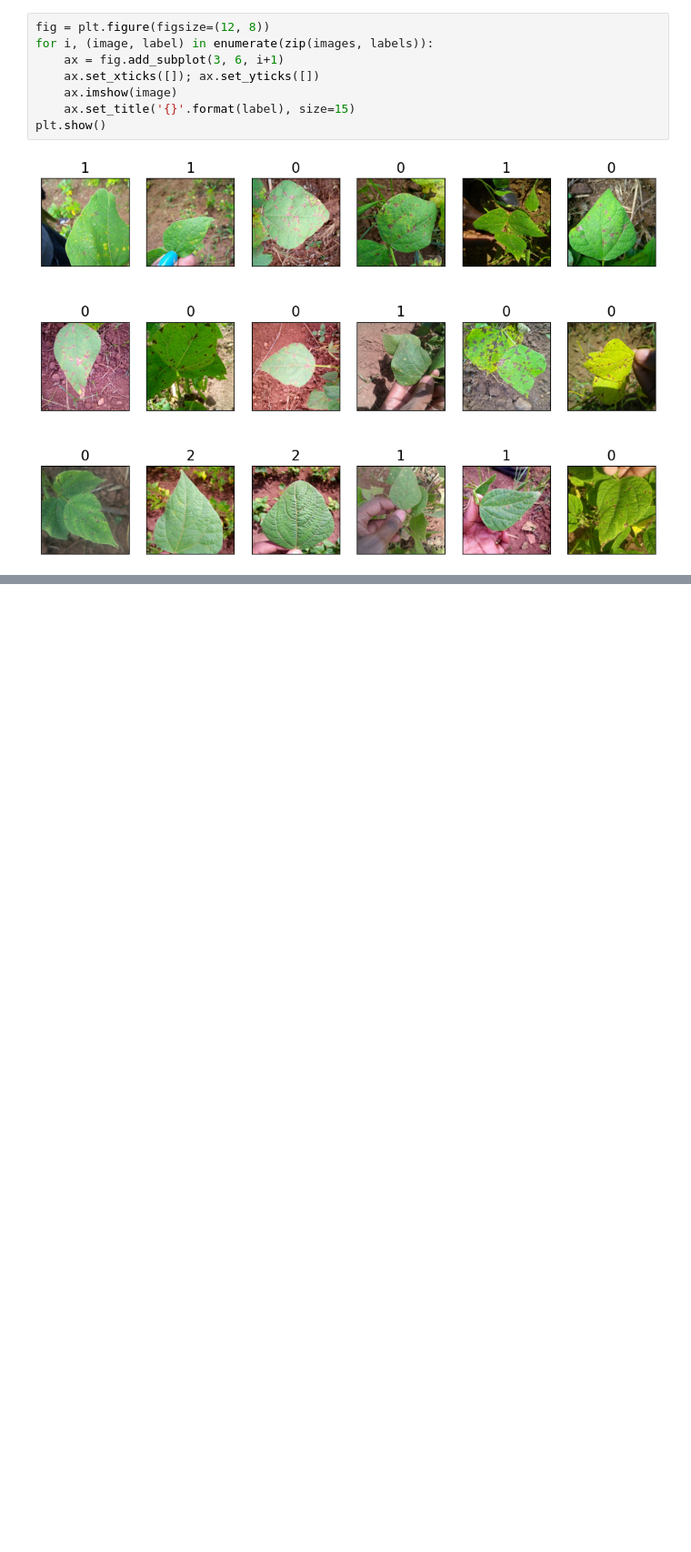
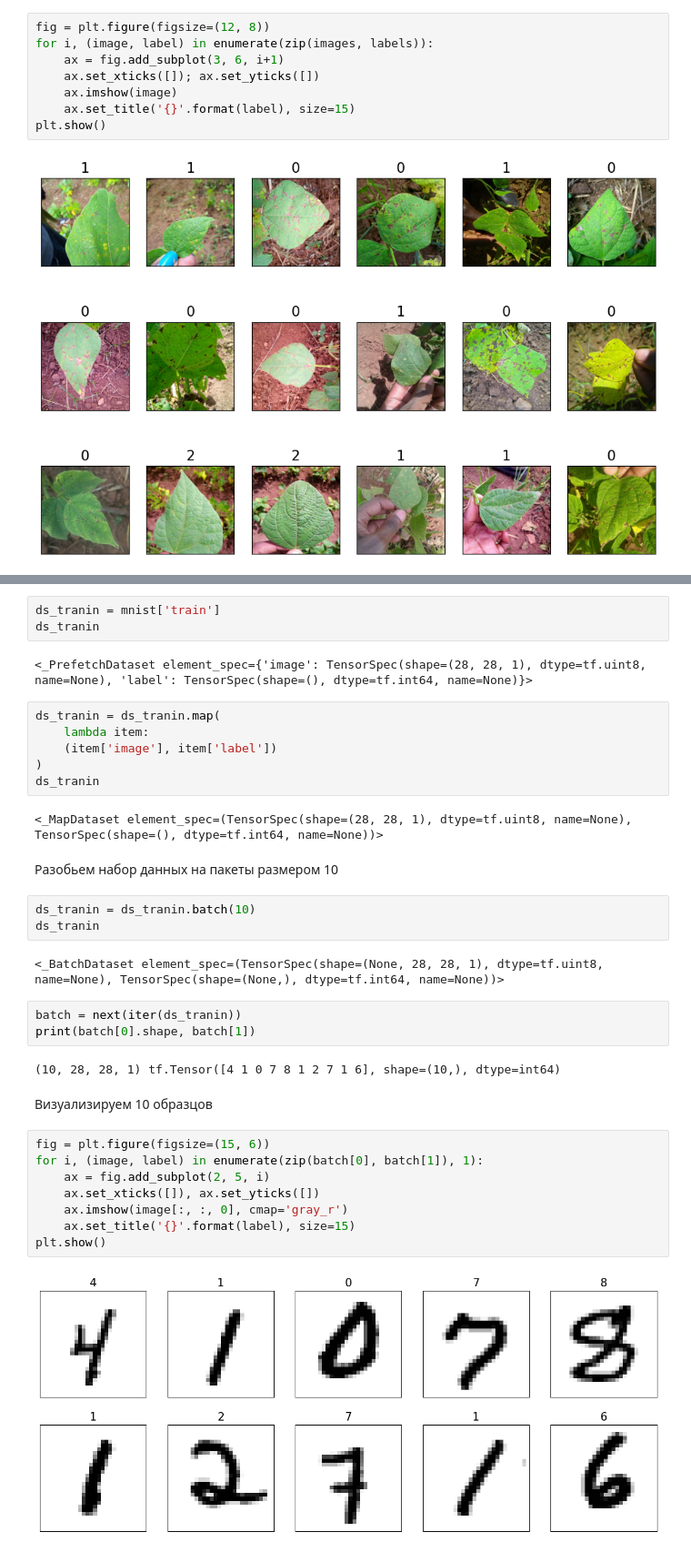
Before and after one commit to BalshowAndrew/netol_classes02, a Jupyter notebook: selfedu_tensorflow/03_02_TF_tensorflow_datasets.ipynb, the cells around one changed output, grey strips where cells are left out. Shown at 91% size. Drawn from its saved outputs; the diff is of its cells as text; blank space fills up the shorter version.

```diff
--- a/selfedu_tensorflow/03_02_TF_tensorflow_datasets.ipynb
+++ b/selfedu_tensorflow/03_02_TF_tensorflow_datasets.ipynb
@@ -106,0 +144,37 @@ plt.show()
+# %%
+ds_tranin = mnist['train']
+ds_tranin
+# %% [output]
+<_PrefetchDataset element_spec={'image': TensorSpec(shape=(28, 28, 1), dtype=tf.uint8, name=None), 'label': TensorSpec(shape=(), dtype=tf.int64, name=None)}>
+# %%
+ds_tranin = ds_tranin.map(
+    lambda item:
+    (item['image'], item['label'])
+)
+ds_tranin
+# %% [output]
+<_MapDataset element_spec=(TensorSpec(shape=(28, 28, 1), dtype=tf.uint8, name=None), TensorSpec(shape=(), dtype=tf.int64, name=None))>
+# %% [markdown]
+Разобьем набор данных на пакеты размером 10
+# %%
+ds_tranin = ds_tranin.batch(10)
+ds_tranin
+# %% [output]
+<_BatchDataset element_spec=(TensorSpec(shape=(None, 28, 28, 1), dtype=tf.uint8, name=None), TensorSpec(shape=(None,), dtype=tf.int64, name=None))>
+# %%
+batch = next(iter(ds_tranin))
+print(batch[0].shape, batch[1])
+# %% [output]
+(10, 28, 28, 1) tf.Tensor([4 1 0 7 8 1 2 7 1 6], shape=(10,), dtype=int64)
+# %% [markdown]
+Визуализируем 10 образцов
+# %%
+fig = plt.figure(figsize=(15, 6))
+for i, (image, label) in enumerate(zip(batch[0], batch[1]), 1):
+    ax = fig.add_subplot(2, 5, i)
+    ax.set_xticks([]), ax.set_yticks([])
+    ax.imshow(image[:, :, 0], cmap='gray_r')
+    ax.set_title('{}'.format(label), size=15)
+plt.show()
+# %% [output]
+[figure, added]
```
Also changed, not shown: parts of 9 cells of this notebook.
